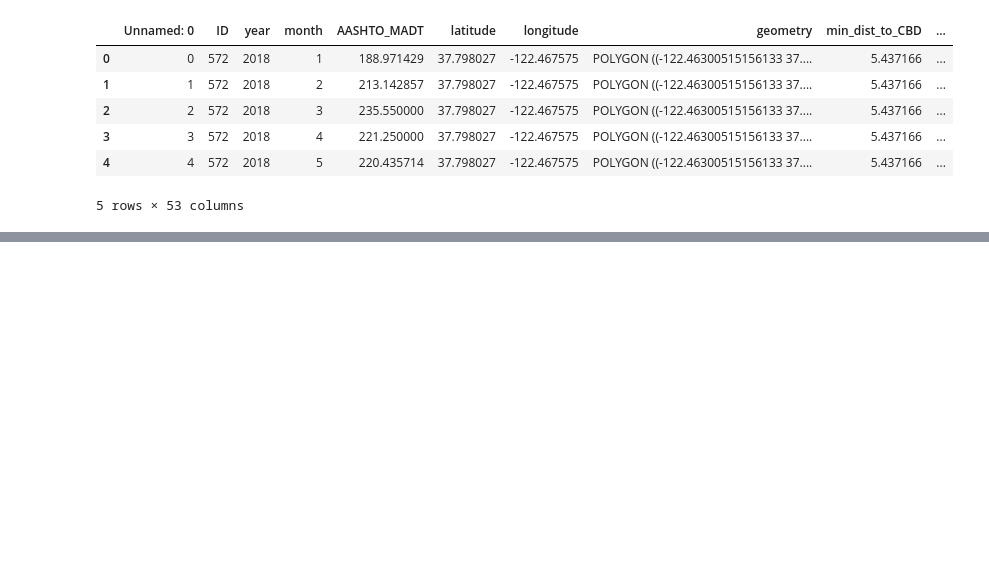
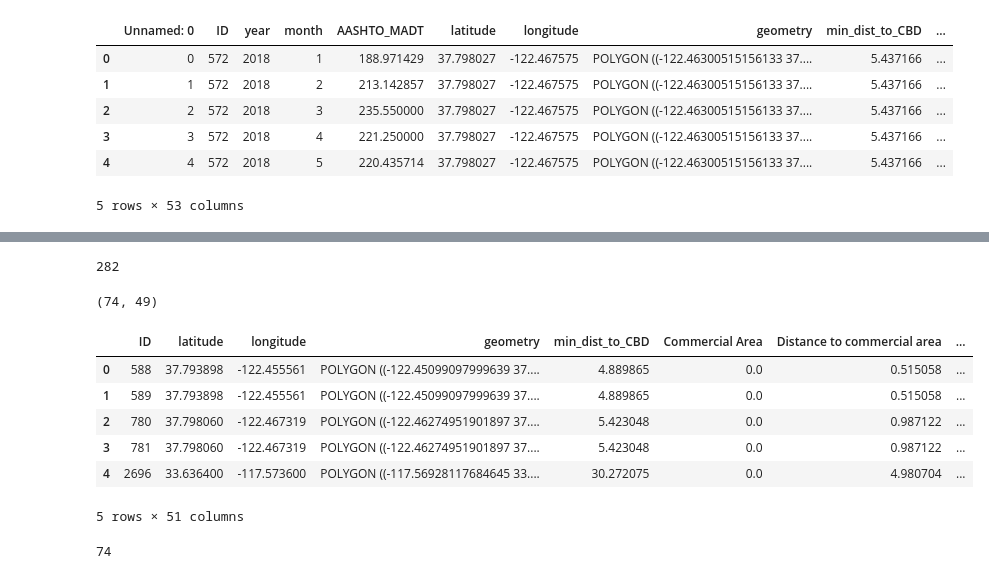
Before and after one commit to mintu07ruet/QC-Article, a Jupyter notebook: Bike_ped_model_data_preparation.ipynb, the cells around one changed output, grey strips where cells are left out. Cells and saved outputs as stored; diff of their text form; code cells hidden in the pictures; blank space fills up the shorter version.

```diff
--- a/Bike_ped_model_data_preparation.ipynb
+++ b/Bike_ped_model_data_preparation.ipynb
@@ -434,0 +490,6 @@ madpt1.to_csv('C:/UC Berkeley Project Backup/AT Census/Lindsey _QA/QC Article An
+# %%
+all_pdata=pd.read_csv('C:/UC Berkeley Project Backup/AT Census/Lindsey _QA/QC Article Analysis/Variables/all_valid_non_valid_ped_counters_data.csv')
+non_valid_pdata=all_pdata.loc[all_pdata['days_in_month']>all_pdata['no_of_days_data_collected']]
+non_valid_pdata=non_valid_pdata.drop_duplicates(subset=['ID','year','month'], keep='first')
+non_valid_pdata=non_valid_pdata[['ID','year','month']]
+non_valid_pdata.head(4)
@@ -434,0 +502,27 @@ madpt1.to_csv('C:/UC Berkeley Project Backup/AT Census/Lindsey _QA/QC Article An
+# %%
+non_valid_pdata['ID'].nunique()
+# %% [output]
+282
+# %%
+# get the sites that was not qualified in QC
+common = pdata.merge(madpt,on=['ID'])
+nqcp=pdata[(~pdata.ID.isin(common.ID))&(~pdata.ID.isin(common.ID))]
+nqcp1=pd.merge(nqcp, ped_fac, on=['ID'], how='inner')
+nqcp1.shape
+# %% [output]
+(74, 49)
+# %%
+nqcp2=pd.merge(nqcp1,non_valid_pdata,on=["ID"], how='inner')
+nqcp2.head()
+# %% [output]
+|  | ID | latitude | longitude | geometry | min_dist_to_CBD | Commercial Area | Distance to commercial area | ... |
+| 0 | 588 | 37.793898 | -122.455561 | POLYGON ((-122.45099097999639 37.... | 4.889865 | 0.0 | 0.515058 | ... |
+| 1 | 589 | 37.793898 | -122.455561 | POLYGON ((-122.45099097999639 37.... | 4.889865 | 0.0 | 0.515058 | ... |
+| 2 | 780 | 37.798060 | -122.467319 | POLYGON ((-122.46274951901897 37.... | 5.423048 | 0.0 | 0.987122 | ... |
+| 3 | 781 | 37.798060 | -122.467319 | POLYGON ((-122.46274951901897 37.... | 5.423048 | 0.0 | 0.987122 | ... |
+| 4 | 2696 | 33.636400 | -117.573600 | POLYGON ((-117.56928117684645 33.... | 30.272075 | 0.0 | 4.980704 | ... |
+5 rows × 51 columns
+# %%
+nqcp2['ID'].nunique()
+# %% [output]
+74
```
Also changed, not shown: parts of 33 cells of this notebook, 8 other files.
